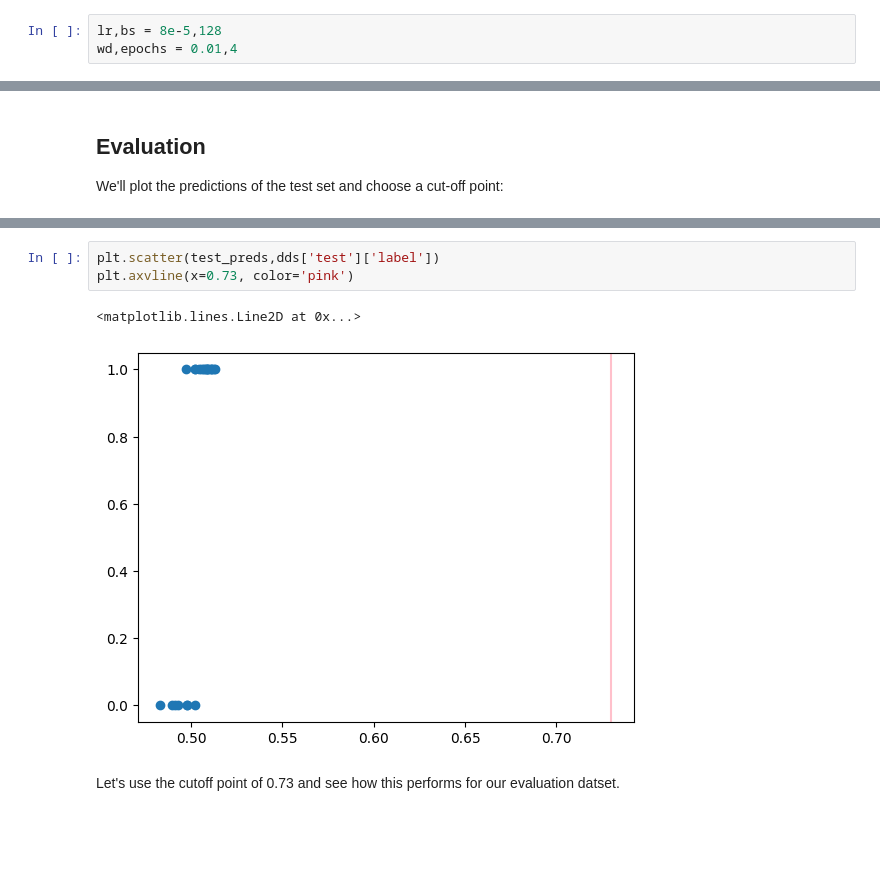
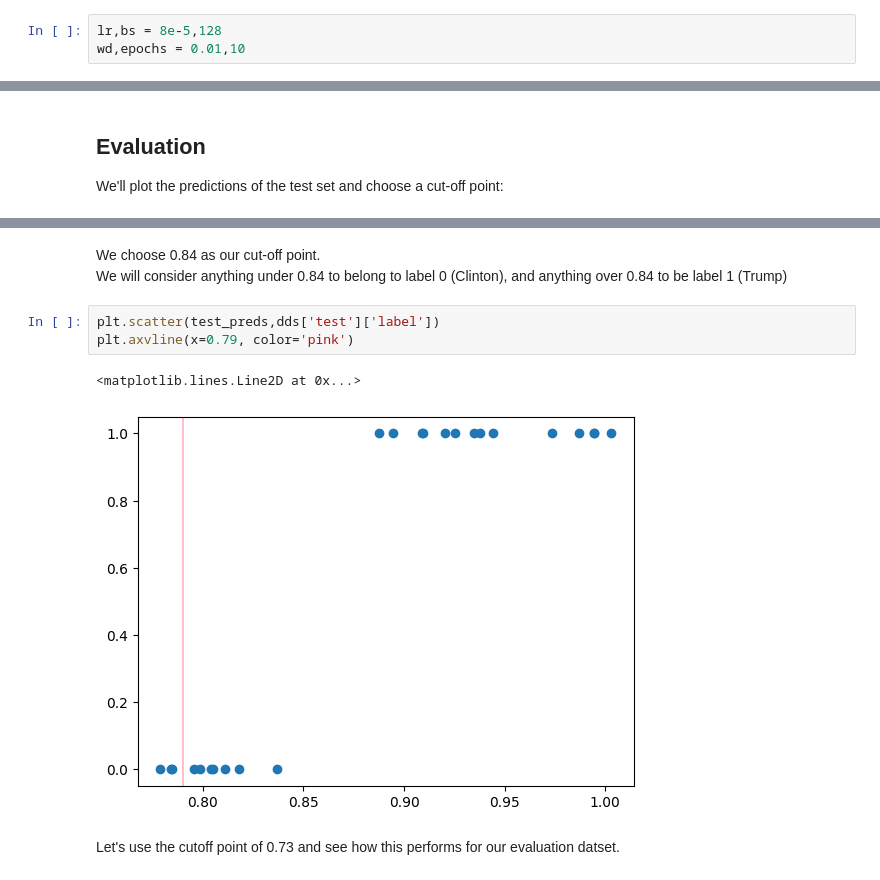
Before and after one commit to quaneh/portfolio, a Jupyter notebook: speech-identification.ipynb, the cells around one changed output, grey strips where cells are left out. Drawn from its saved outputs; the diff is of its cells as text; blank space fills up the shorter version.

```diff
--- a/speech-identification.ipynb
+++ b/speech-identification.ipynb
@@ -219,7 +217,7 @@ def corr(eval_pred):
     return {'pearson': np.corrcoef(*eval_pred)[0][1]}
 # %%
 lr,bs = 8e-5,128
-wd,epochs = 0.01,4
+wd,epochs = 0.01,10
 # %%
 args = TrainingArguments('outputs', learning_rate=lr, warmup_ratio=0.1, lr_scheduler_type='cosine', fp16=True,
     evaluation_strategy="epoch", per_device_train_batch_size=bs, per_device_eval_batch_size=bs*2,
@@ -264,9 +258,13 @@ array([0.49804688, 0.4909668 , 0.50927734, 0.50244141, 0.50830078,
+# %% [markdown]
+We choose 0.84 as our cut-off point.
+<br/>
+We will consider anything under 0.84 to belong to label 0 (Clinton), and anything over 0.84 to be label 1 (Trump)
 # %%
 plt.scatter(test_preds,dds['test']['label'])
-plt.axvline(x=0.73, color='pink')
+plt.axvline(x=0.79, color='pink')
 # %% [output]
 <matplotlib.lines.Line2D at 0x...>
-[figure, old version]
+[figure, new version]
 # %% [markdown]
 Let's use the cutoff point of 0.73 and see how this performs for our evaluation datset.
 # %%
```
Also changed, not shown: parts of 13 cells of this notebook.
